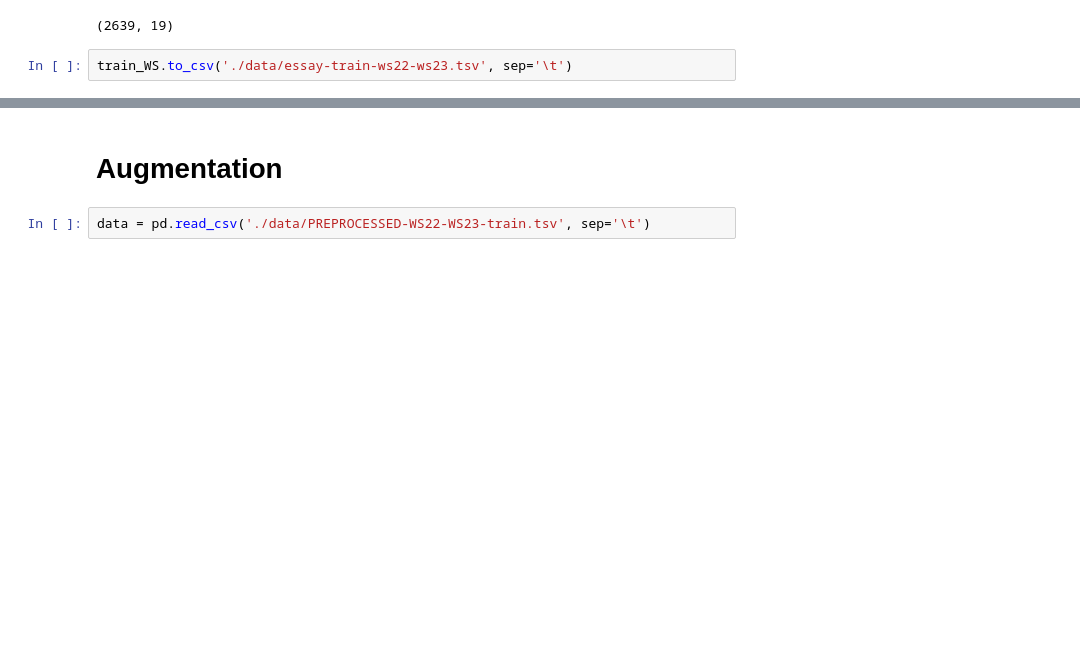
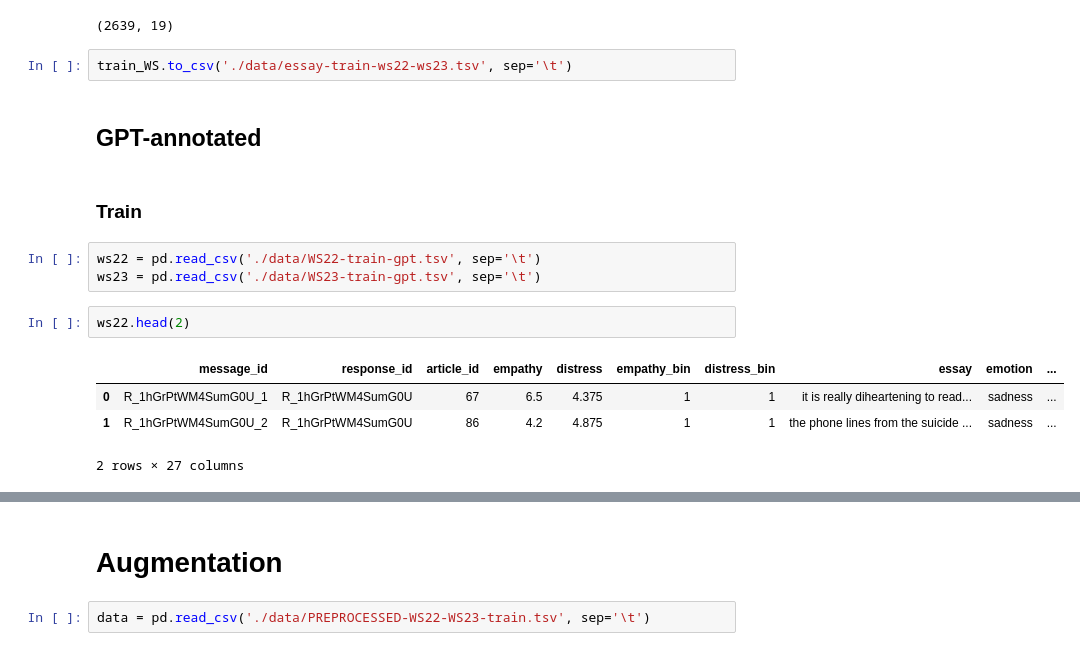
Before and after one commit to hasan-rakibul/LLM-GEm, a Jupyter notebook: data-preprocessing.ipynb, the cells around one changed output, grey strips where cells are left out. Cells and saved outputs as stored; diff of their text form; blank space fills up the shorter version.

```diff
--- a/data-preprocessing.ipynb
+++ b/data-preprocessing.ipynb
@@ -635,3 +635,17 @@ train_WS.shape
 (2639, 19)
 # %%
 train_WS.to_csv('./data/essay-train-ws22-ws23.tsv', sep='\t')
+# %% [markdown]
+## GPT-annotated
+# %% [markdown]
+### Train
+# %%
+ws22 = pd.read_csv('./data/WS22-train-gpt.tsv', sep='\t')
+ws23 = pd.read_csv('./data/WS23-train-gpt.tsv', sep='\t')
+# %%
+ws22.head(2)
+# %% [output]
+|  | message_id | response_id | article_id | empathy | distress | empathy_bin | distress_bin | essay | emotion | ... |
+| 0 | R_1hGrPtWM4SumG0U_1 | R_1hGrPtWM4SumG0U | 67 | 6.5 | 4.375 | 1 | 1 | it is really diheartening to read... | sadness | ... |
+| 1 | R_1hGrPtWM4SumG0U_2 | R_1hGrPtWM4SumG0U | 86 | 4.2 | 4.875 | 1 | 1 | the phone lines from the suicide ... | sadness | ... |
+2 rows × 27 columns
```
Also changed, not shown: parts of 27 cells of this notebook, 21 other files.
